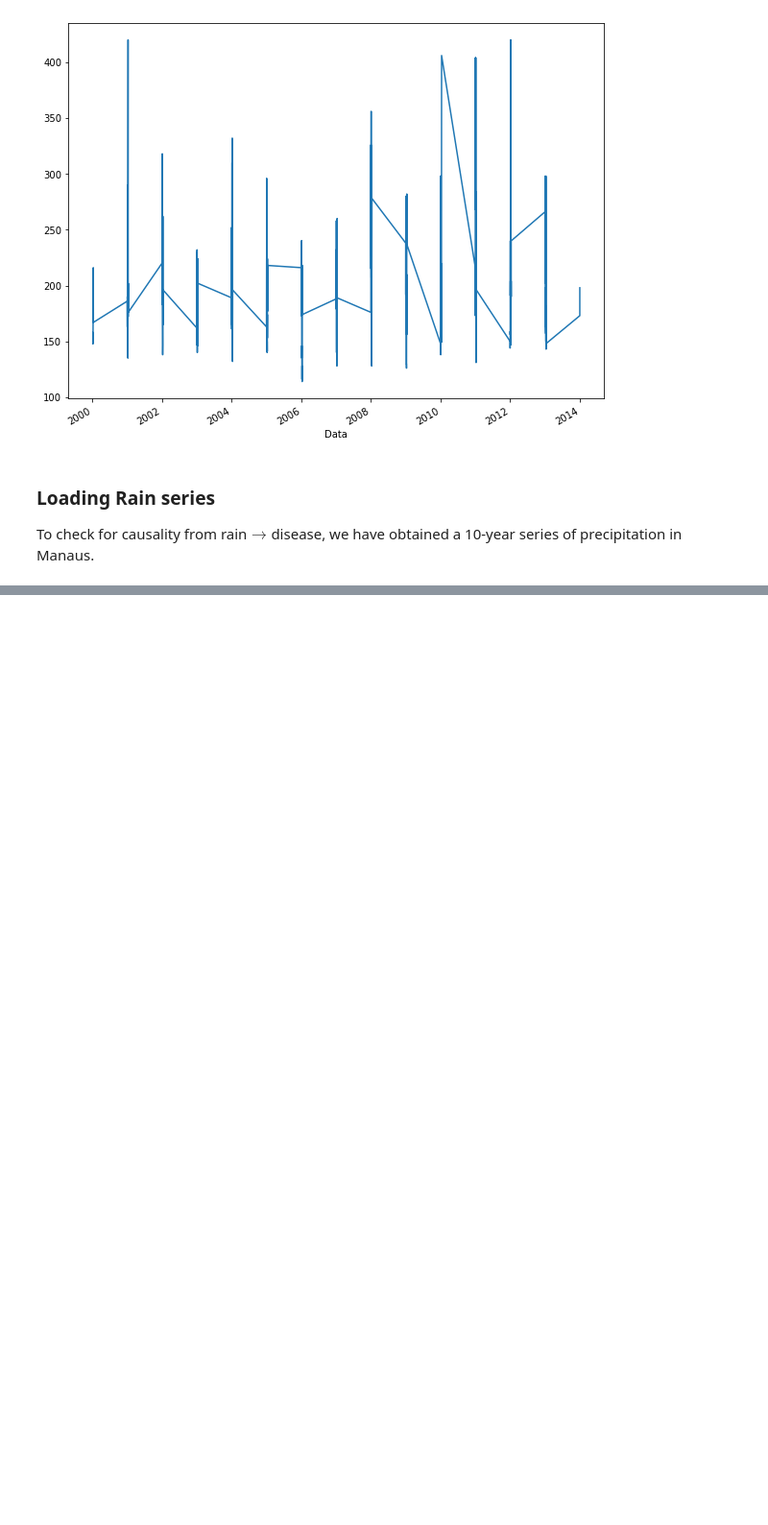
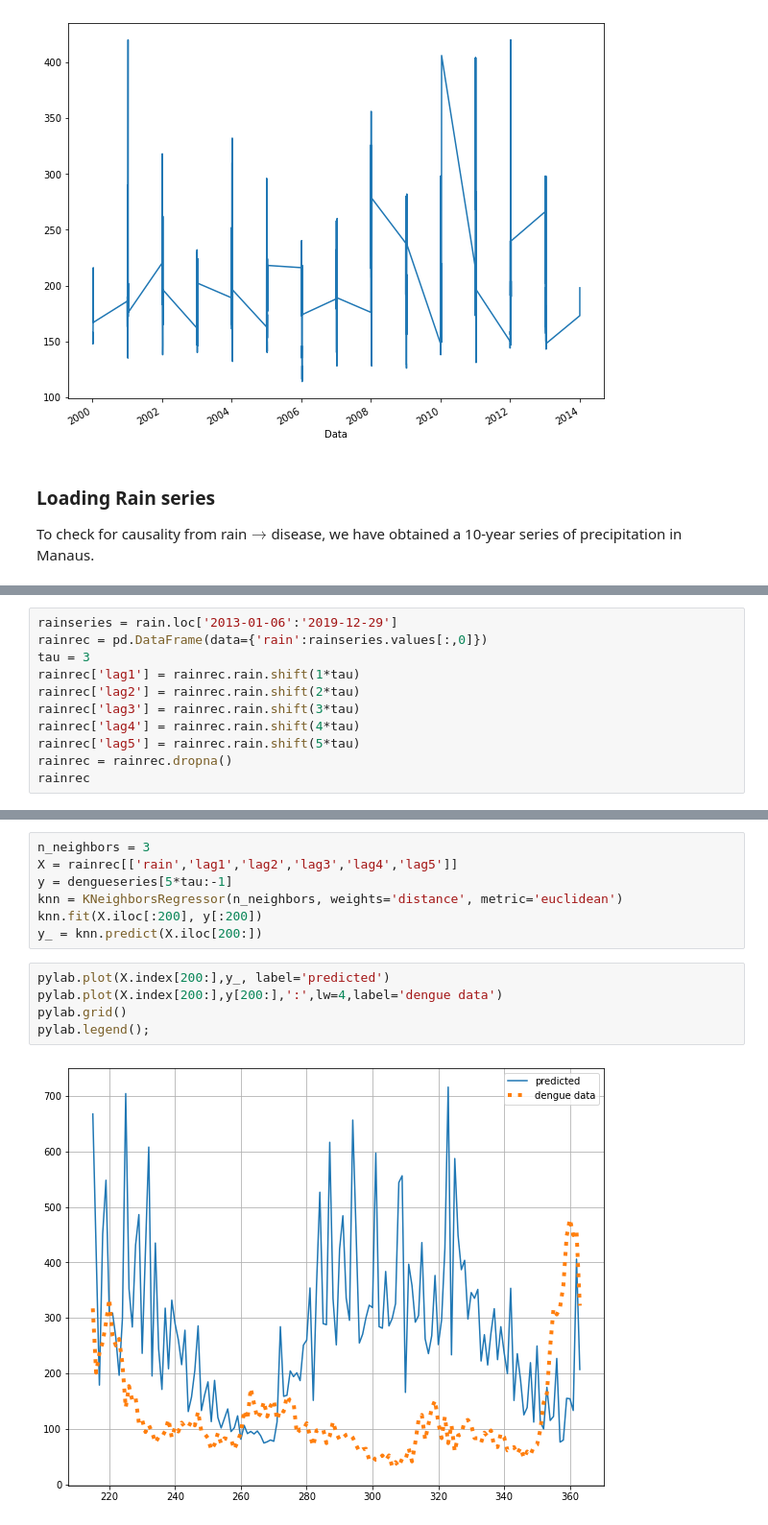
Before and after one commit to fccoelho/sistemas_dinamicos_aplicados, a Jupyter notebook: Sage/Causality in Dynamical Sysytems- Application.ipynb, the cells around one changed output, grey strips where cells are left out. Shown at 96% size. Cells and saved outputs as stored; diff of their text form; blank space fills up the shorter version.

```diff
--- a/Sage/Causality in Dynamical Sysytems- Application.ipynb
+++ b/Sage/Causality in Dynamical Sysytems- Application.ipynb
@@ -442,0 +447,11 @@ pylab.xcorr(rain.loc['2013-01-06':'2019-12-29'].values[:,0], malseries.values[:-
+# %%
+rainseries = rain.loc['2013-01-06':'2019-12-29']
+rainrec = pd.DataFrame(data={'rain':rainseries.values[:,0]})
+tau = 3
+rainrec['lag1'] = rainrec.rain.shift(1*tau)
+rainrec['lag2'] = rainrec.rain.shift(2*tau)
+rainrec['lag3'] = rainrec.rain.shift(3*tau)
+rainrec['lag4'] = rainrec.rain.shift(4*tau)
+rainrec['lag5'] = rainrec.rain.shift(5*tau)
+rainrec = rainrec.dropna()
+rainrec
@@ -442,0 +472,14 @@ pylab.xcorr(rain.loc['2013-01-06':'2019-12-29'].values[:,0], malseries.values[:-
+# %%
+n_neighbors = 3
+X = rainrec[['rain','lag1','lag2','lag3','lag4','lag5']]
+y = dengueseries[5*tau:-1]
+knn = KNeighborsRegressor(n_neighbors, weights='distance', metric='euclidean')
+knn.fit(X.iloc[:200], y[:200])
+y_ = knn.predict(X.iloc[200:])
+# %%
+pylab.plot(X.index[200:],y_, label='predicted')
+pylab.plot(X.index[200:],y[200:],':',lw=4,label='dengue data')
+pylab.grid()
+pylab.legend();
+# %% [output]
+[figure, added]
```
Also changed, not shown: parts of 25 cells of this notebook.
